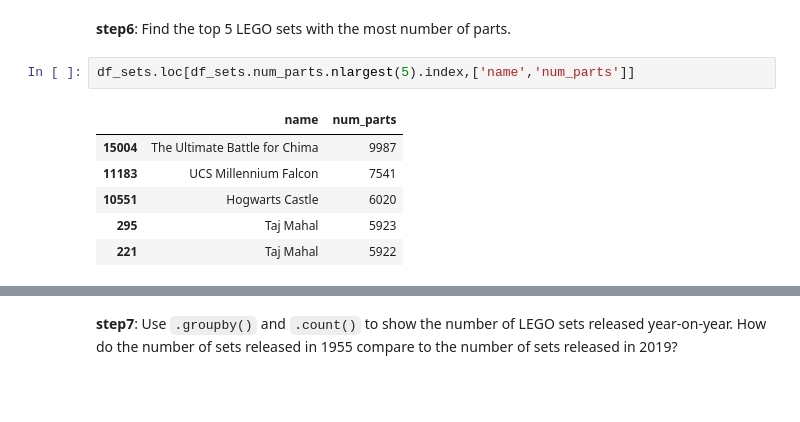
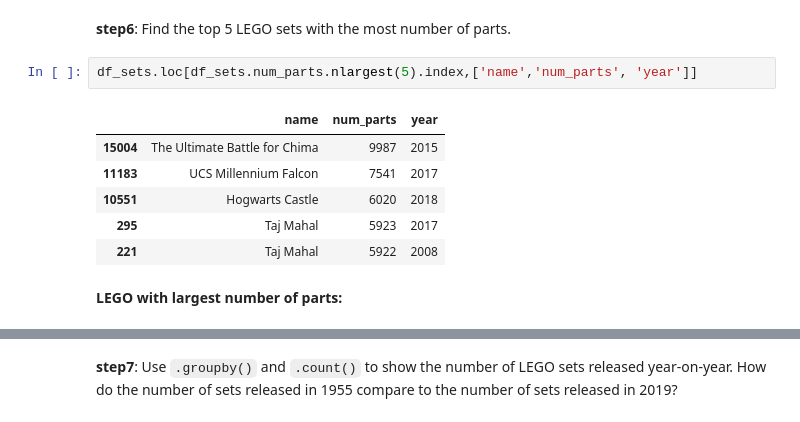
Before and after one commit to Dorcatz123/LEGO-dataset-analysis-using-pandas-and-matplotlib, a Jupyter notebook: Lego_Analysis_for_Course_(start).ipynb, the cells around one changed output, grey strips where cells are left out. Cells and saved outputs as stored; diff of their text form; blank space fills up the shorter version.

```diff
--- a/Lego_Analysis_for_Course_(start).ipynb
+++ b/Lego_Analysis_for_Course_(start).ipynb
@@ -106,11 +106,13 @@ df_sets.loc[df_sets.year.nsmallest().index,'set_num'].nunique()
 # %% [markdown]
 **step6**: Find the top 5 LEGO sets with the most number of parts.
 # %%
-df_sets.loc[df_sets.num_parts.nlargest(5).index,['name','num_parts']]
+df_sets.loc[df_sets.num_parts.nlargest(5).index,['name','num_parts', 'year']]
 # %% [output]
-|  | name | num_parts |
-| 15004 | The Ultimate Battle for Chima | 9987 |
-| 11183 | UCS Millennium Falcon | 7541 |
-| 10551 | Hogwarts Castle | 6020 |
-| 295 | Taj Mahal | 5923 |
-| 221 | Taj Mahal | 5922 |
+|  | name | num_parts | year |
+| 15004 | The Ultimate Battle for Chima | 9987 | 2015 |
+| 11183 | UCS Millennium Falcon | 7541 | 2017 |
+| 10551 | Hogwarts Castle | 6020 | 2018 |
+| 295 | Taj Mahal | 5923 | 2017 |
+| 221 | Taj Mahal | 5922 | 2008 |
+# %% [markdown]
+**LEGO with largest number of parts:**
```
Also changed, not shown: parts of 9 cells of this notebook.
